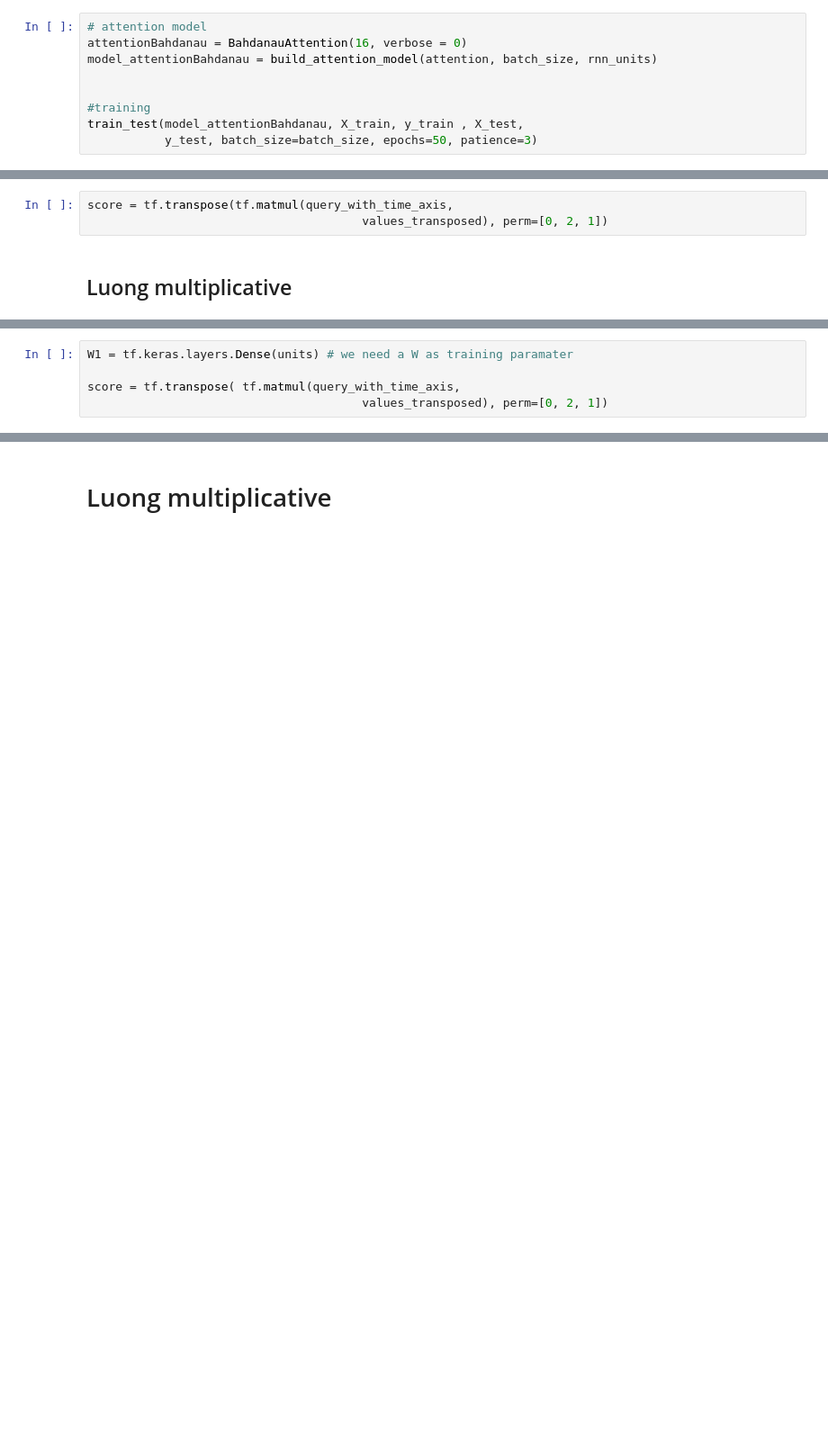
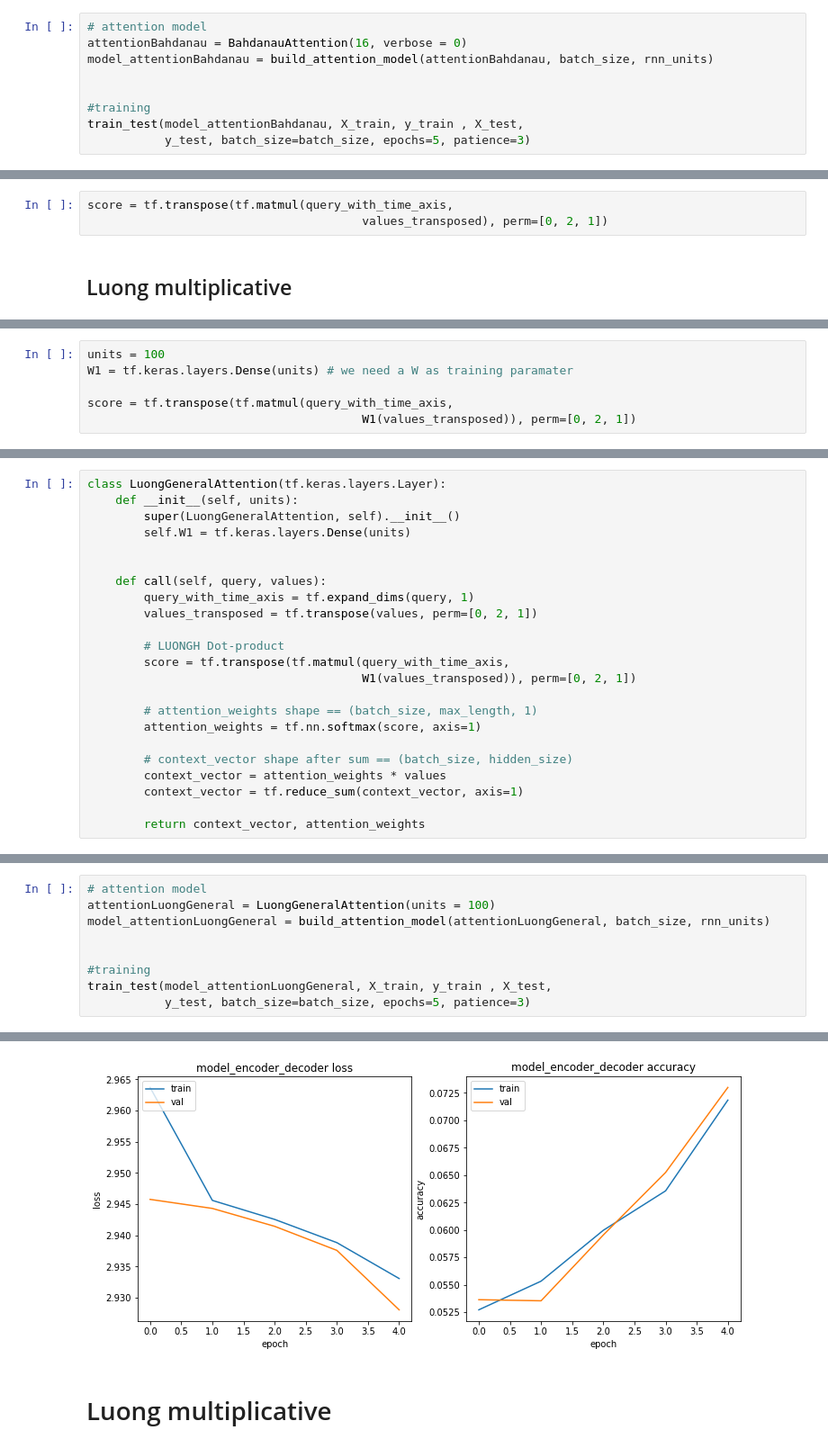
Before and after one commit to JanLeyva/DeepLearning, a Jupyter notebook: Assignment3_2021.ipynb, the cells around one changed output, grey strips where cells are left out. Shown at 90% size. Saved outputs shown, nothing was run; the diff lists cells and outputs as text; blank space fills up the shorter version.

```diff
--- a/Assignment3_2021.ipynb
+++ b/Assignment3_2021.ipynb
@@ -293,10 +293,10 @@ Train: 35.511, Test: 35.395
 # %%
 # attention model
 attentionBahdanau = BahdanauAttention(16, verbose = 0)
-model_attentionBahdanau = build_attention_model(attention, batch_size, rnn_units)
+model_attentionBahdanau = build_attention_model(attentionBahdanau, batch_size, rnn_units)
 
 
 #training
 train_test(model_attentionBahdanau, X_train, y_train , X_test,
-           y_test, batch_size=batch_size, epochs=50, patience=3)
+           y_test, batch_size=batch_size, epochs=5, patience=3)
 # %% [output]
@@ -427,6 +415,7 @@ score = tf.transpose(tf.matmul(query_with_time_axis,
 # %%
+units = 100
 W1 = tf.keras.layers.Dense(units) # we need a W as training paramater
 
-score = tf.transpose( tf.matmul(query_with_time_axis,
-                                       values_transposed), perm=[0, 2, 1])
+score = tf.transpose(tf.matmul(query_with_time_axis,
+                                       W1(values_transposed)), perm=[0, 2, 1])
 # %%
@@ -435,0 +431,23 @@ score = tf.transpose( tf.matmul(query_with_time_axis,
+# %%
+class LuongGeneralAttention(tf.keras.layers.Layer):
+    def __init__(self, units):
+        super(LuongGeneralAttention, self).__init__()
+        self.W1 = tf.keras.layers.Dense(units)
+
+
+    def call(self, query, values):
+        query_with_time_axis = tf.expand_dims(query, 1)
+        values_transposed = tf.transpose(values, perm=[0, 2, 1])
+
+        # LUONGH Dot-product
+        score = tf.transpose(tf.matmul(query_with_time_axis,
+                                       W1(values_transposed)), perm=[0, 2, 1])
+
+        # attention_weights shape == (batch_size, max_length, 1)
+        attention_weights = tf.nn.softmax(score, axis=1)
+
+        # context_vector shape after sum == (batch_size, hidden_size)
+        context_vector = attention_weights * values
+        context_vector = tf.reduce_sum(context_vector, axis=1)
+
+        return context_vector, attention_weights
@@ -435,0 +456,10 @@ score = tf.transpose( tf.matmul(query_with_time_axis,
+# %%
+# attention model
+attentionLuongGeneral = LuongGeneralAttention(units = 100)
+model_attentionLuongGeneral = build_attention_model(attentionLuongGeneral, batch_size, rnn_units)
+
+
+#training
+train_test(model_attentionLuongGeneral, X_train, y_train , X_test,
+           y_test, batch_size=batch_size, epochs=5, patience=3)
+# %% [output]
@@ -436,3 +481,4 @@ score = tf.transpose( tf.matmul(query_with_time_axis,
+[figure, added]
 # %% [markdown]
 # Luong multiplicative
 # %%
```
Also changed, not shown: parts of 7 cells of this notebook.
